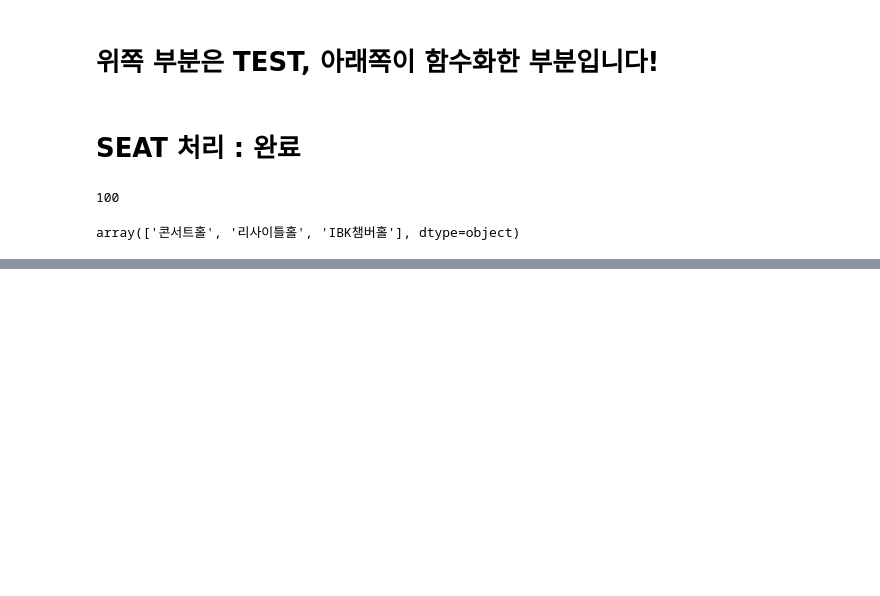
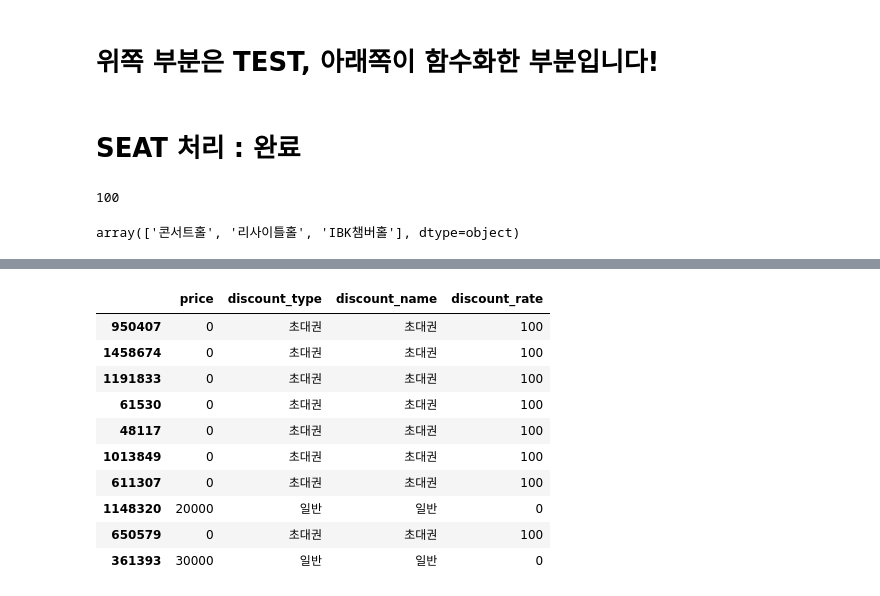
Before and after one commit to Team-HandL/SAC, a Jupyter notebook: seat_discount.ipynb, the cells around one changed output, grey strips where cells are left out. Cells and saved outputs as stored; diff of their text form; code cells hidden in the pictures; blank space fills up the shorter version.

Commit message:
[FIX]seat_discount file price==0 처리

```diff
--- a/seat_discount.ipynb
+++ b/seat_discount.ipynb
@@ -425,0 +297,4 @@ new_test_df[['seat_floor','seat_block','seat_col','seat_num']].sample(10)
+# %%
+# discount는 %가 포함된 것과, 아닌 것으로 분류
+df_rate = df.query('discount_type.str.contains("%")')
+df_norate = df.query('not discount_type.str.contains("%")')
@@ -425,0 +328,33 @@ new_test_df[['seat_floor','seat_block','seat_col','seat_num']].sample(10)
+# %%
+df_norate['discount_type'].unique()
+# price = 0이면 : 100 (초대권인데 돈을 낸 경우도 있고 하므로)
+# 일반 : 0
+# 그 외에는 정확한 할인율을 알 수 없기 때문에 -1로 처리하겠음.
+
+df100 = df_norate[df_norate['price'] == 0]
+df100['discount_name'] = df100['discount_type']
+df100['discount_rate'] = 100
+
+df100x = df_norate[df_norate['price'] != 0]
+df0 = df100x[df100x['discount_type'] == "일반"]
+df0['discount_name'] = "일반"
+df0['discount_rate'] = 0
+
+dfetc = df100x[df100x['discount_type'] != "일반"]
+dfetc['discount_name'] = dfetc['discount_type']
+dfetc['discount_rate'] = -1
+
+df_new = pd.concat([df100, df0, dfetc])
+df_new[['price','discount_type','discount_name','discount_rate']].sample(10)
+# %% [output]
+|  | price | discount_type | discount_name | discount_rate |
+| 950407 | 0 | 초대권 | 초대권 | 100 |
+| 1458674 | 0 | 초대권 | 초대권 | 100 |
+| 1191833 | 0 | 초대권 | 초대권 | 100 |
+| 61530 | 0 | 초대권 | 초대권 | 100 |
+| 48117 | 0 | 초대권 | 초대권 | 100 |
+| 1013849 | 0 | 초대권 | 초대권 | 100 |
+| 611307 | 0 | 초대권 | 초대권 | 100 |
+| 1148320 | 20000 | 일반 | 일반 | 0 |
+| 650579 | 0 | 초대권 | 초대권 | 100 |
+| 361393 | 30000 | 일반 | 일반 | 0 |
```
Also changed, not shown: parts of 24 cells of this notebook.
